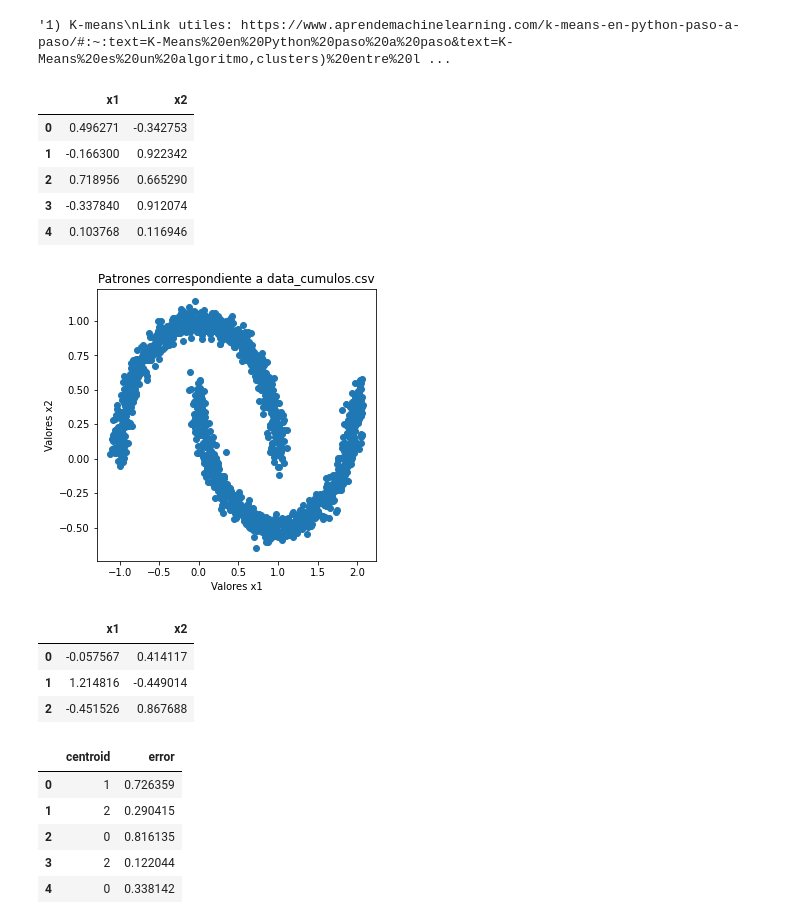
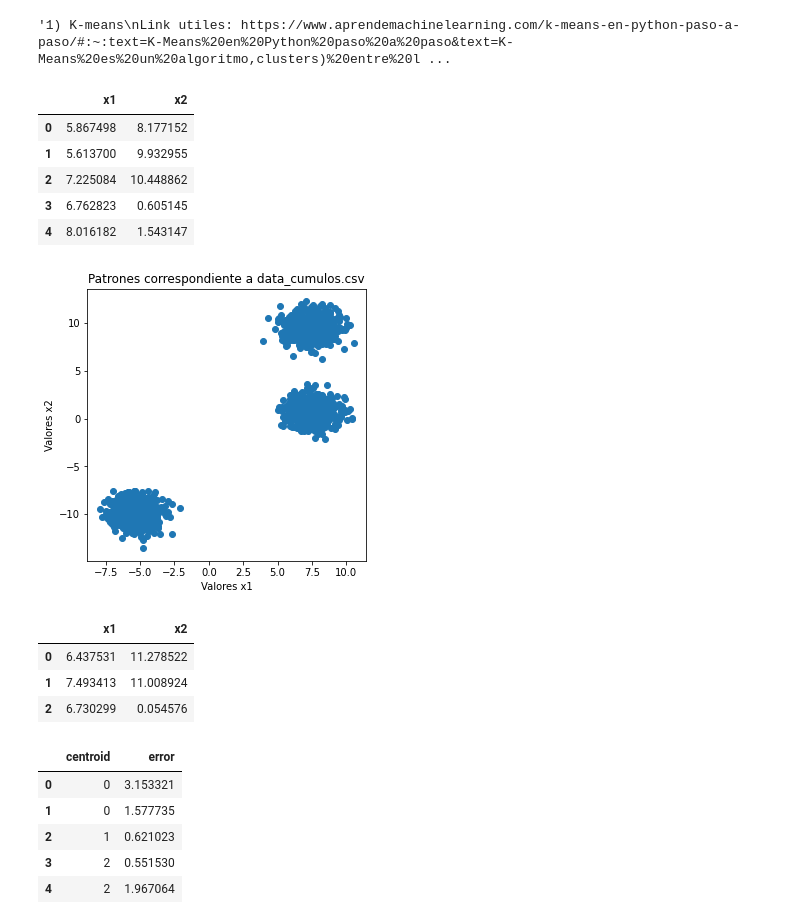
Before and after one commit to tomysuarez1995/Lab3y4_PDA, a Jupyter notebook: TP - np, pd, mpl/Lab_Final_PDA.ipynb, the cells around one changed output. Drawn from its saved outputs; the diff is of its cells as text; code cells hidden in the pictures.

```diff
--- a/TP - np, pd, mpl/Lab_Final_PDA.ipynb
+++ b/TP - np, pd, mpl/Lab_Final_PDA.ipynb
@@ -9,15 +9,17 @@ import numpy as np
 import pandas as pd
 import matplotlib.pyplot as plt
 # %%
-data = pd.read_csv(f"datos/dataClusters/4. data_lunas.csv") #Cargamos los datos del csv data_cumulos.csv
+'Cargamos los datos del dataset'
+
+data = pd.read_csv(f"datos/dataClusters/2. data_cumulos.csv")
 data.head()
 # %% [output]
 |  | x1 | x2 |
-| 0 | 0.496271 | -0.342753 |
-| 1 | -0.166300 | 0.922342 |
-| 2 | 0.718956 | 0.665290 |
-| 3 | -0.337840 | 0.912074 |
-| 4 | 0.103768 | 0.116946 |
+| 0 | 5.867498 | 8.177152 |
+| 1 | 5.613700 | 9.932955 |
+| 2 | 7.225084 | 10.448862 |
+| 3 | 6.762823 | 0.605145 |
+| 4 | 8.016182 | 1.543147 |
 # %%
 # Trabajamos con numpy.arrays
 
@@ -35,28 +37,25 @@ ax.set_title("Patrones correspondiente a data_cumulos.csv")
 plt.show()
 #Hasta aca lo sque del teorico
 # %% [output]
-[figure, old version]
+[figure, new version]
 # %%
 def initialize_centroids(k, dato):
-    """Genera los centroides"""
+    "Genera k centroides eligiendo valores dentro de los datos"
     for centroides in range(k):
         x1 = data["x1"].values
         x2 = data["x2"].values
-        puntos= np.array([x1,x2]).T
-        listaIndex = [*range(0,puntos.shape[0])]
-        index = np.random.choice(listaIndex,k)
-        centroides = puntos[index]
-
-    centroids = pd.DataFrame(centroides, columns = dato.columns)#2
-    #1: tomo dos valores random de las columnas x1 y x2 para asignar centroides
-    #2:genero una nueva columna llamada centroids
+        puntos = np.array([x1,x2]).T
+        listaIndex = [*range(0,puntos.shape[0])]            #crea una lista con los index
+        index = np.random.choice(listaIndex,k)            #usa la lista listaIndex para seleccionar un index al azar
+        centroides = puntos[index]            #usa el index generado al azar para hacer que ese punto sea un centroide
+    centroids = pd.DataFrame(centroides, columns = dato.columns)        #genero un nuevo df llamado centroids
     return centroids
 centroids = initialize_centroids(3, data)
 centroids
 # %% [output]
 |  | x1 | x2 |
-| 0 | -0.057567 | 0.414117 |
-| 1 | 1.214816 | -0.449014 |
-| 2 | -0.451526 | 0.867688 |
+| 0 | 6.437531 | 11.278522 |
+| 1 | 7.493413 | 11.008924 |
+| 2 | 6.730299 | 0.054576 |
 # %%
 def distancia_euclidiana(a,b):
@@ -67,7 +66,8 @@ def distancia_euclidiana(a,b):
 # %%
 def assign_centroid(data, centroids):
     '''
-    Recibe un dataframe de datos y centroides y devuelve una lista con el erro en cada centroide.
+    Recibe un dataframe de datos y centroides.
+    Devuelve una lista con el erro en cada centroide.
     data: los datos en un dataframe, en este caso se utilizan los de x1, x2 y centroid
     centroids: los centroides
     '''
@@ -99,11 +99,11 @@ data['centroid'], data['error'] = assign_centroid(data.iloc[:,:3] ,centroids)
 data[['centroid', 'error']].head()
 # %% [output]
 |  | centroid | error |
-| 0 | 1 | 0.726359 |
-| 1 | 2 | 0.290415 |
-| 2 | 0 | 0.816135 |
-| 3 | 2 | 0.122044 |
-| 4 | 0 | 0.338142 |
+| 0 | 0 | 3.153321 |
+| 1 | 0 | 1.577735 |
+| 2 | 1 | 0.621023 |
+| 3 | 2 | 0.551530 |
+| 4 | 2 | 1.967064 |
 # %%
 def knn(data, k):
     '''
```
Also changed, not shown: parts of 4 cells of this notebook, 14 other files.
